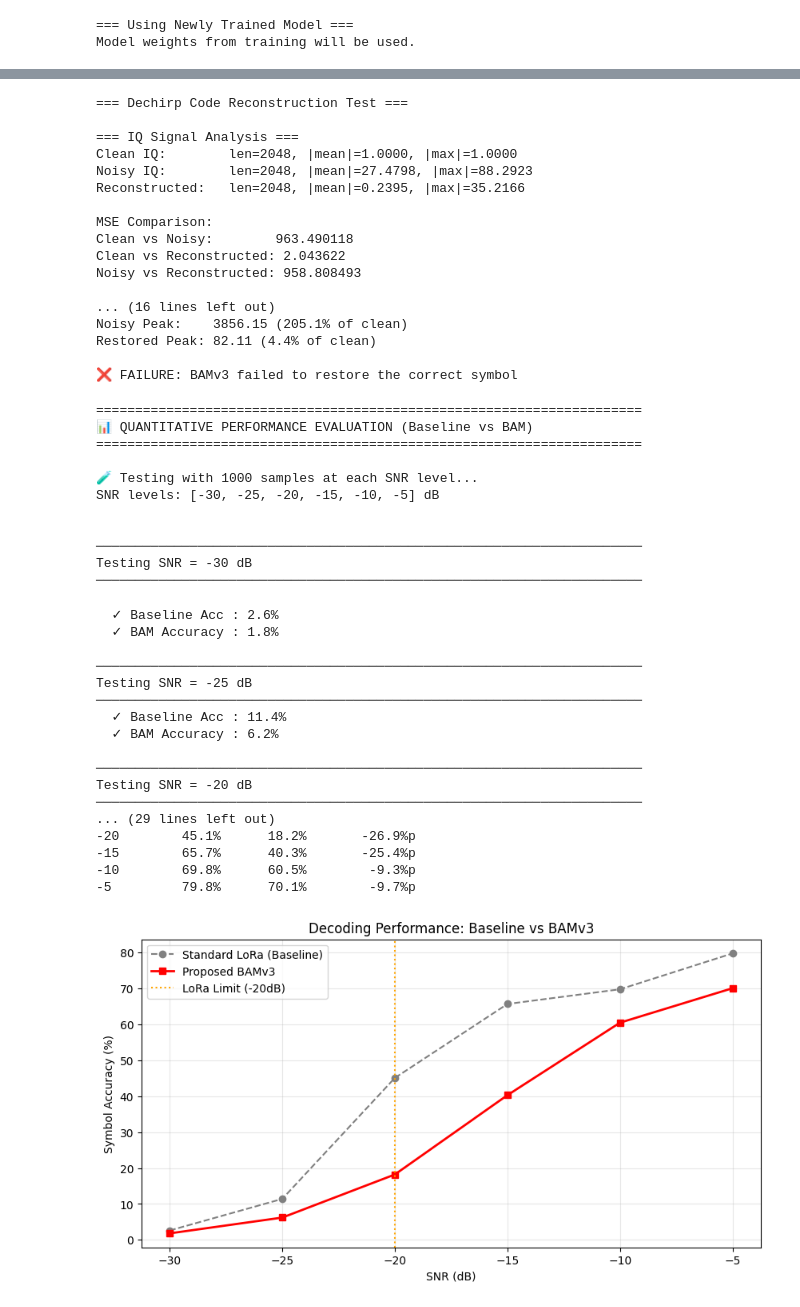
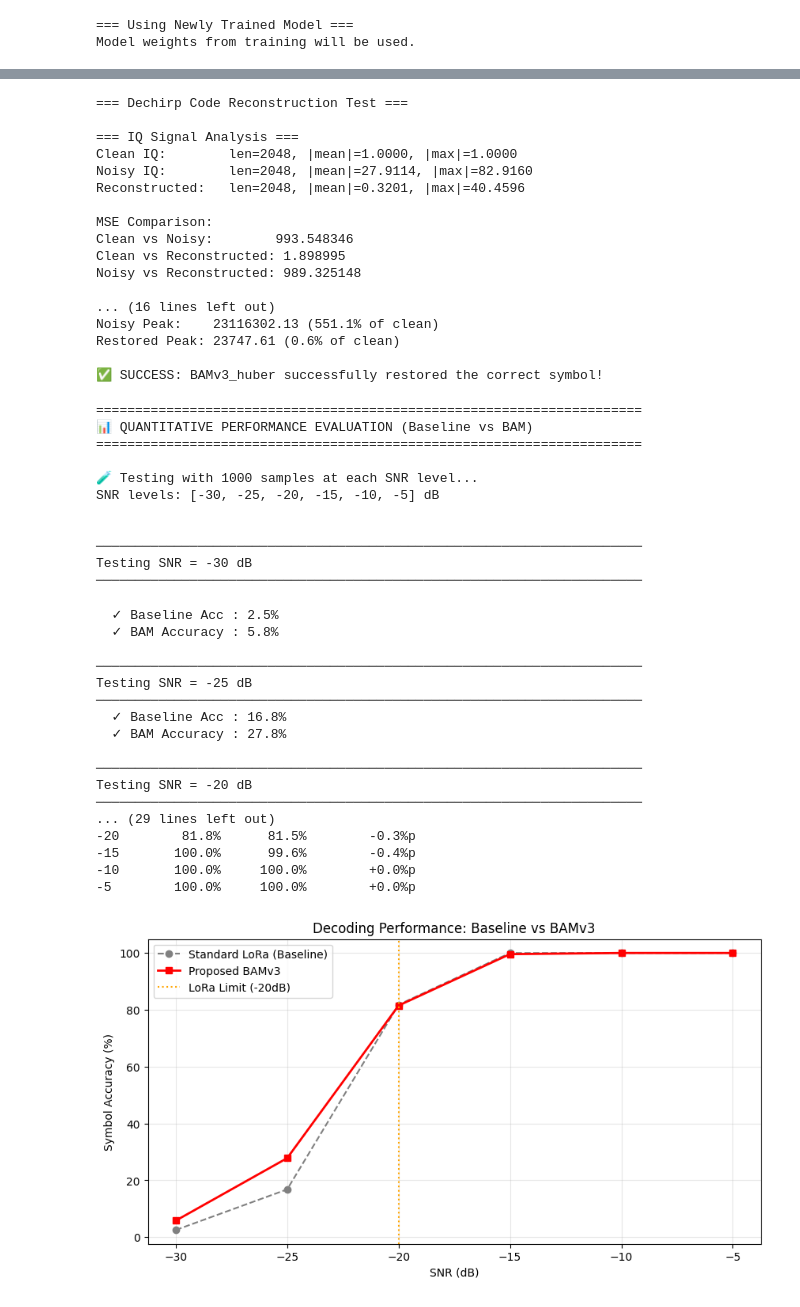
Before and after one commit to gwon9906/LoRa-bam-reconstruction, a Jupyter notebook: Model-experiment-v3-3/training_FIXED.ipynb, the cells around one changed output, grey strips where cells are left out. Drawn from its saved outputs; the diff is of its cells as text; code cells hidden in the pictures.

```diff
--- a/Model-experiment-v3-3/training_FIXED.ipynb
+++ b/Model-experiment-v3-3/training_FIXED.ipynb
@@ -29,7 +29,7 @@ from scipy.signal import stft, istft
 
 STFT_PARAMS = {
     'nperseg': 128,
-    'noverlap': 96,
+    'noverlap': 64,
     'nfft': 512,
     'window': 'hann'
 }
@@ -634,15 +634,15 @@ print(f"Noisy vs Reconstructed: {mse_noisy_recon:.6f}")
 print(f"\n=== Dechirp Symbol Decoding ===")
 
 # 1. 원본 클린 신호 Dechirp
-code_clean, peak_clean = estimate_symbol_custom(clean_iq, "clean", sf, fs, bw)
+code_clean, peak_clean = estimate_symbol_custom(clean_iq, sf, fs, bw)
 print(f"✅ Clean signal (len={len(clean_iq)})    → Code: {code_clean}, Peak: {peak_clean:.2f}")
 
 # 2. 노이즈 신호 Dechirp
-code_noisy, peak_noisy = estimate_symbol_custom(noisy_iq, "noisy", sf, fs, bw)
+code_noisy, peak_noisy = estimate_symbol_custom(noisy_iq, sf, fs, bw)
 print(f"⚠️  Noisy signal (len={len(noisy_iq)})    → Code: {code_noisy}, Peak: {peak_noisy:.2f}")
 
 # 3. BAM 복원 신호 Dechirp (Resample 적용 완료!)
-code_restored, peak_restored = estimate_symbol_custom(iq_reconstructed, "restored", sf, fs, bw)
+code_restored, peak_restored = estimate_symbol_custom(iq_reconstructed, sf, fs, bw)
 print(f"🔧 Restored (len={len(iq_reconstructed)})   → Code: {code_restored}, Peak: {peak_restored:.2f}")
 
 # 성능 평가
@@ -662,27 +662,27 @@ print(f"Noisy Peak:    {peak_noisy:.2f} ({peak_noisy/peak_clean*100:.1f}% of cle
 print(f"Restored Peak: {peak_restored:.2f} ({peak_restored/peak_clean*100:.1f}% of clean)")
 
 if code_restored == test_symbol:
-    print(f"\n✅ SUCCESS: BAMv3 successfully restored the correct symbol!")
+    print(f"\n✅ SUCCESS: BAMv3_huber successfully restored the correct symbol!")
 else:
-    print(f"\n❌ FAILURE: BAMv3 failed to restore the correct symbol")
+    print(f"\n❌ FAILURE: BAMv3_huber failed to restore the correct symbol")
 # %% [output]
 === Dechirp Code Reconstruction Test ===
 
 === IQ Signal Analysis ===
 Clean IQ:        len=2048, |mean|=1.0000, |max|=1.0000
-Noisy IQ:        len=2048, |mean|=27.4798, |max|=88.2923
-Reconstructed:   len=2048, |mean|=0.2395, |max|=35.2166
+Noisy IQ:        len=2048, |mean|=27.9114, |max|=82.9160
+Reconstructed:   len=2048, |mean|=0.3201, |max|=40.4596
 
 MSE Comparison:
-Clean vs Noisy:        963.490118
-Clean vs Reconstructed: 2.043622
-Noisy vs Reconstructed: 958.808493
+Clean vs Noisy:        993.548346
+Clean vs Reconstructed: 1.898995
+Noisy vs Reconstructed: 989.325148
 
 ... (16 lines left out)
-Noisy Peak:    3856.15 (205.1% of clean)
-Restored Peak: 82.11 (4.4% of clean)
+Noisy Peak:    23116302.13 (551.1% of clean)
+Restored Peak: 23747.61 (0.6% of clean)
 
-❌ FAILURE: BAMv3 failed to restore the correct symbol
+✅ SUCCESS: BAMv3_huber successfully restored the correct symbol!
 # %%
 import numpy as np
 import matplotlib.pyplot as plt
@@ -770,13 +770,13 @@ for snr in TEST_SNR_LEVELS:
 
             # 5. Dechirp 및 심볼 추정 (Baseline vs BAM)
             # 기준: 클린 신호
-            code_clean, peak_clean = estimate_symbol_custom(clean_iq_test, "clean", sf, fs, bw)
+            code_clean, peak_clean = estimate_symbol_custom(clean_iq_test, sf, fs, bw)
 
             # Baseline: noisy 신호
-            code_base, peak_base = estimate_symbol_custom(noisy_iq_test, "noisy", sf, fs, bw)
+            code_base, peak_base = estimate_symbol_custom(noisy_iq_test, sf, fs, bw)
 
             # BAM 경로: 복원된 IQ
-            code_bam, peak_bam = estimate_symbol_custom(iq_restored, "restored", sf, fs, bw)
+            code_bam, peak_bam = estimate_symbol_custom(iq_restored, sf, fs, bw)
 
             # -----------------------------
             # 결과 기록
@@ -835,39 +835,39 @@ plt.plot(snrs, base_accs, 'o--', label='Standard LoRa (Baseline)', color='gray')
 plt.plot(snrs, bam_accs, 's-', label='Proposed BAMv3', color='red', linewidth=2)
 plt.axvline(x=-20, color='orange', linestyle=':', label='LoRa Limit (-20dB)')
 
 plt.xlabel('SNR (dB)')
 plt.ylabel('Symbol Accuracy (%)')
 plt.title('Decoding Performance: Baseline vs BAMv3')
 plt.legend()
 plt.grid(True, alpha=0.3)
 plt.show()
 # %% [output]
 ======================================================================
 📊 QUANTITATIVE PERFORMANCE EVALUATION (Baseline vs BAM)
 ======================================================================
 
 🧪 Testing with 1000 samples at each SNR level...
 SNR levels: [-30, -25, -20, -15, -10, -5] dB
 
 
 ──────────────────────────────────────────────────────────────────────
 Testing SNR = -30 dB
 ──────────────────────────────────────────────────────────────────────
-  ✓ Baseline Acc : 2.6%
-  ✓ BAM Accuracy : 1.8%
+  ✓ Baseline Acc : 2.5%
+  ✓ BAM Accuracy : 5.8%
 
 ──────────────────────────────────────────────────────────────────────
 Testing SNR = -25 dB
 ──────────────────────────────────────────────────────────────────────
-  ✓ Baseline Acc : 11.4%
-  ✓ BAM Accuracy : 6.2%
+  ✓ Baseline Acc : 16.8%
+  ✓ BAM Accuracy : 27.8%
 
 ──────────────────────────────────────────────────────────────────────
 Testing SNR = -20 dB
 ──────────────────────────────────────────────────────────────────────
 ... (29 lines left out)
--20        45.1%      18.2%       -26.9%p
--15        65.7%      40.3%       -25.4%p
--10        69.8%      60.5%        -9.3%p
--5         79.8%      70.1%        -9.7%p
+-20        81.8%      81.5%        -0.3%p
+-15       100.0%      99.6%        -0.4%p
+-10       100.0%     100.0%        +0.0%p
+-5        100.0%     100.0%        +0.0%p
-[figure, old version]
+[figure, new version]
```
Also changed, not shown: parts of 2 cells of this notebook, 2 other files.
